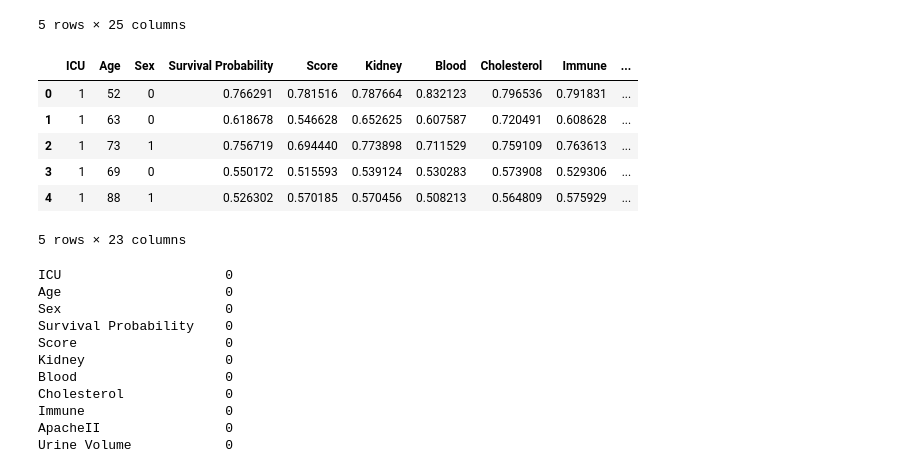
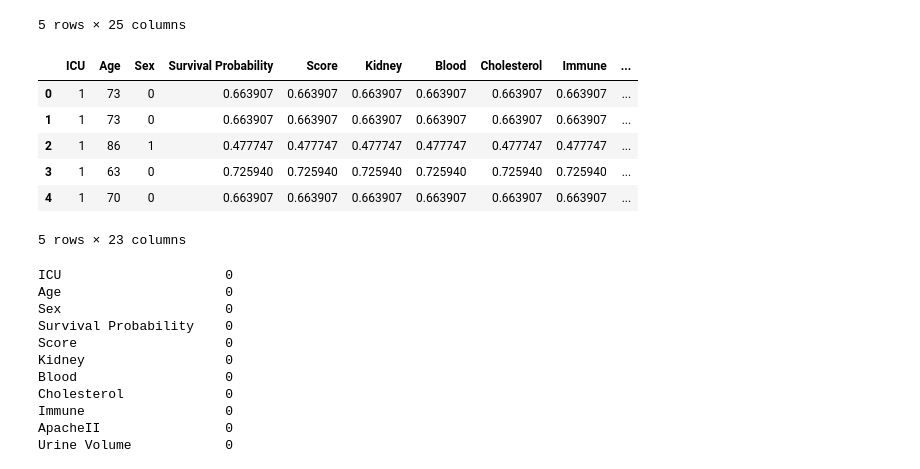
Before and after one commit to apimplaskar/csm185-project, a Jupyter notebook: SimulatedData-RandomForest.ipynb, the cells around one changed output. Drawn from its saved outputs; the diff is of its cells as text; code cells hidden in the pictures.

Commit message:
static var3 model added - aditya

```diff
--- a/SimulatedData-RandomForest.ipynb
+++ b/SimulatedData-RandomForest.ipynb
@@ -12,8 +12,10 @@ np.random.seed(31415)
 # %%
 sim_staticV1 = pd.read_csv("../Data/Static_Data_ICU_var1.csv")
 sim_staticV2 = pd.read_csv("../Data/Static_Data_ICU_var2.csv")
+sim_staticV3 = pd.read_csv("../Data/Static_Data_ICU_var3.csv")
 
 # var2 dataset has higher variance in simulated values, so we would expect worse model performance
+# var3 dataset should have even higher variance
 
 sim_staticV1.head()
 # %% [output]
@@ -27,19 +29,22 @@ sim_staticV1.head()
 # %%
 # Clean data in preparation:
 sim_staticV1 = sim_staticV1.drop(columns=["Unnamed: 0", "CHM"])
 sim_staticV1 = sim_staticV1.replace(["M", "F"], [0,1])
 
 sim_staticV2 = sim_staticV2.drop(columns=["Unnamed: 0", "CHM"])
 sim_staticV2 = sim_staticV2.replace(["M", "F"], [0,1])
 
-sim_staticV1.head()
+sim_staticV3 = sim_staticV3.drop(columns=["Unnamed: 0", "CHM"])
+sim_staticV3 = sim_staticV3.replace(["M", "F"], [0,1])
+
+sim_staticV3.head()
 # %% [output]
 |  | ICU | Age | Sex | Survival Probability | Score | Kidney | Blood | Cholesterol | Immune | ... |
-| 0 | 1 | 52 | 0 | 0.766291 | 0.781516 | 0.787664 | 0.832123 | 0.796536 | 0.791831 | ... |
-| 1 | 1 | 63 | 0 | 0.618678 | 0.546628 | 0.652625 | 0.607587 | 0.720491 | 0.608628 | ... |
-| 2 | 1 | 73 | 1 | 0.756719 | 0.694440 | 0.773898 | 0.711529 | 0.759109 | 0.763613 | ... |
-| 3 | 1 | 69 | 0 | 0.550172 | 0.515593 | 0.539124 | 0.530283 | 0.573908 | 0.529306 | ... |
-| 4 | 1 | 88 | 1 | 0.526302 | 0.570185 | 0.570456 | 0.508213 | 0.564809 | 0.575929 | ... |
+| 0 | 1 | 73 | 0 | 0.663907 | 0.663907 | 0.663907 | 0.663907 | 0.663907 | 0.663907 | ... |
+| 1 | 1 | 73 | 0 | 0.663907 | 0.663907 | 0.663907 | 0.663907 | 0.663907 | 0.663907 | ... |
+| 2 | 1 | 86 | 1 | 0.477747 | 0.477747 | 0.477747 | 0.477747 | 0.477747 | 0.477747 | ... |
+| 3 | 1 | 63 | 0 | 0.725940 | 0.725940 | 0.725940 | 0.725940 | 0.725940 | 0.725940 | ... |
+| 4 | 1 | 70 | 0 | 0.663907 | 0.663907 | 0.663907 | 0.663907 | 0.663907 | 0.663907 | ... |
 5 rows × 23 columns
 # %%
 sim_staticV1.isna().sum() # no null values (because data is simulated)
```
Also changed, not shown: parts of 20 cells of this notebook.
